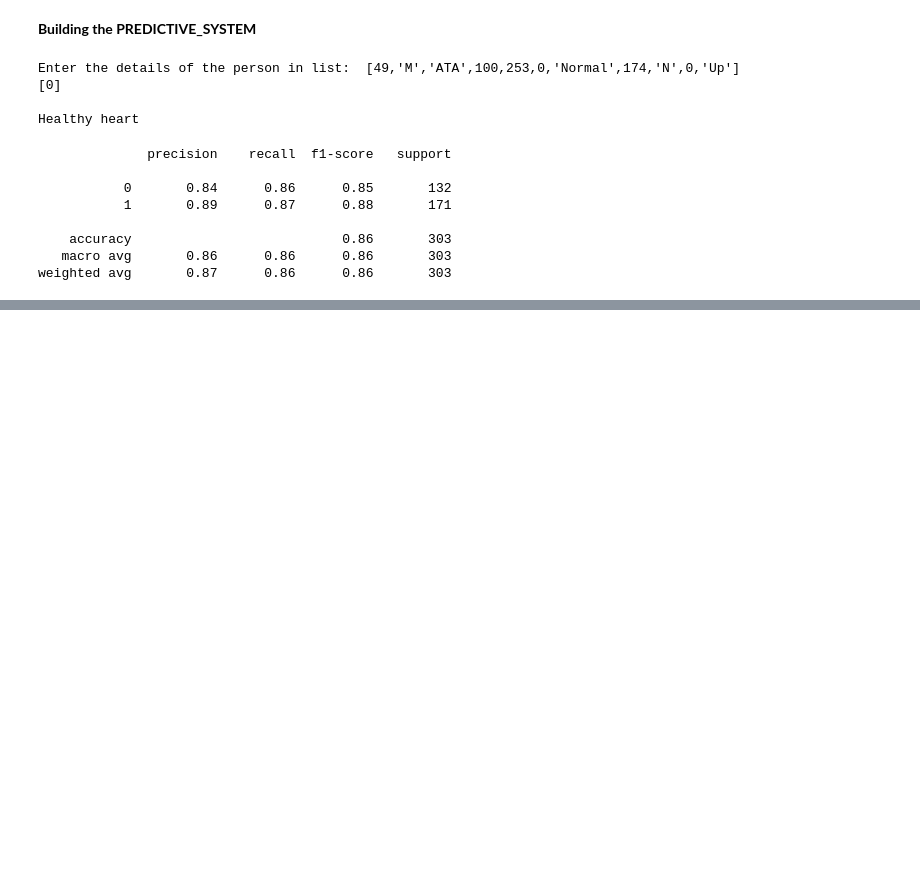
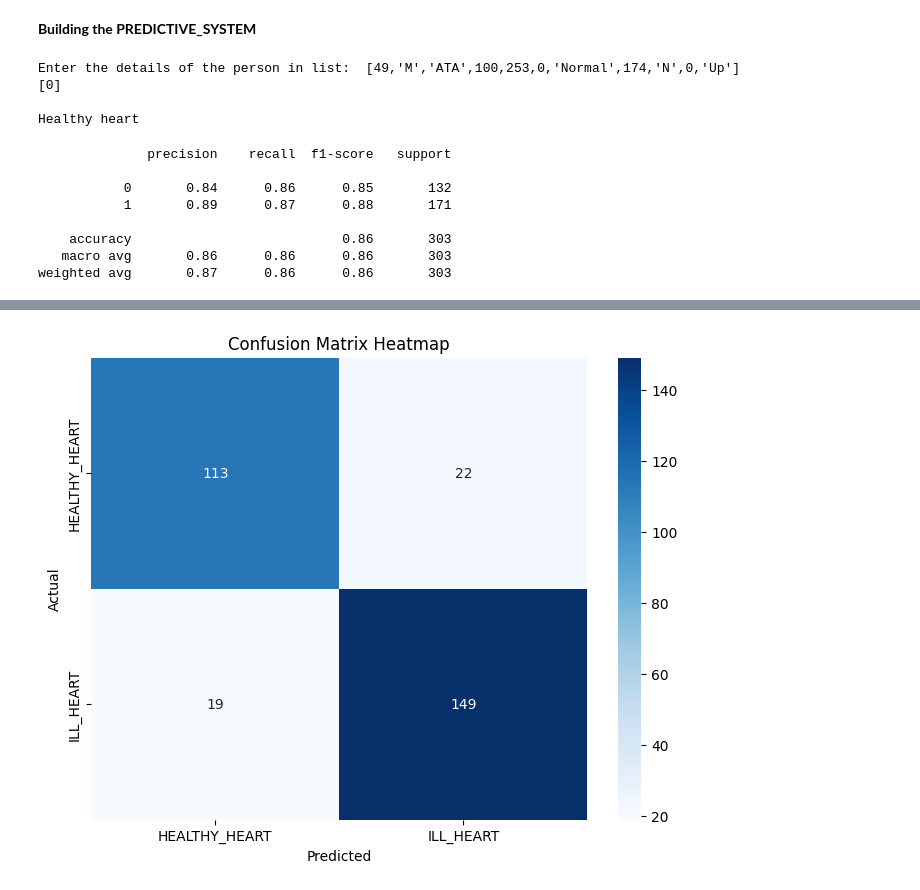
Before and after one commit to AnshulKumar79/Heart_Disease_Prediction_Model, a Jupyter notebook: HeartDiseasePrediction.ipynb, the cells around one changed output, grey strips where cells are left out. Saved outputs shown, nothing was run; the diff lists cells and outputs as text; code cells hidden in the pictures; blank space fills up the shorter version.

```diff
--- a/HeartDiseasePrediction.ipynb
+++ b/HeartDiseasePrediction.ipynb
@@ -427,3 +439,18 @@ weighted avg       0.87      0.86      0.86       303
+# %%
+#including confusion_matrix
+#method-2: using seaborn heatmap
+
+cm = confusion_matrix(Y_test, X_test_prediction)
+class_labels = ['HEALTHY_HEART', 'ILL_HEART'] # Define your labels
+plt.figure(figsize=(8, 6))
+sns.heatmap(cm, annot=True, fmt='d', cmap='Blues',
+            xticklabels=class_labels, yticklabels=class_labels)
+plt.title('Confusion Matrix Heatmap')
+plt.ylabel('Actual')
+plt.xlabel('Predicted')
+plt.show()
+# %% [output]
+[figure, added]
 # %%
 sns.heatmap(df[["Age","RestingBP","Cholesterol","FastingBS","Oldpeak","ST_Slope","HeartDisease"]].corr(), annot=True, cmap='coolwarm')
 plt.show()
```
Also changed, not shown: parts of 5 cells of this notebook.
